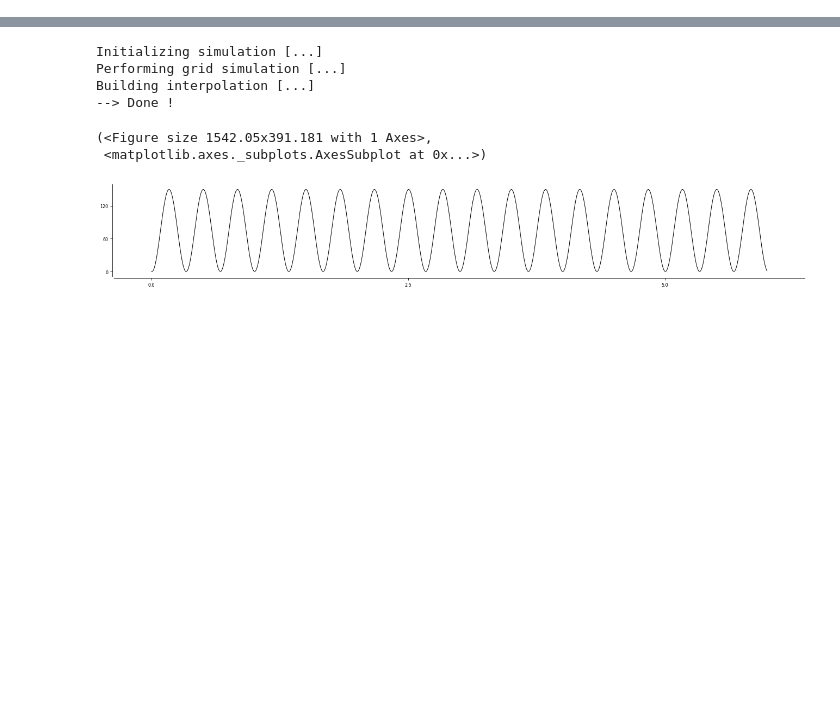
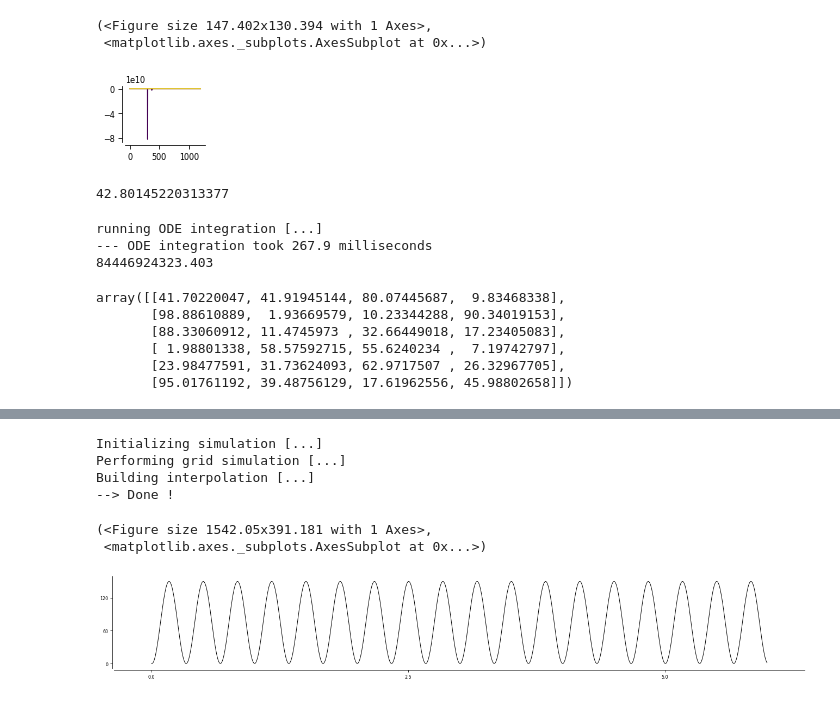
Before and after one commit to yzerlaut/spkNtwk-cortStatesWakefulness, a Jupyter notebook: notebook.ipynb, the cells around one changed output, grey strips where cells are left out. Drawn from its saved outputs; the diff is of its cells as text; code cells hidden in the pictures; blank space fills up the shorter version.

```diff
--- a/notebook.ipynb
+++ b/notebook.ipynb
@@ -6,0 +118,27 @@ import time
+# %%
+ge.plot(Y=[1e3*Vm-Model['pyrExc_El'],search.desired_Vm])
+# %% [output]
+(<Figure size 147.402x130.394 with 1 Axes>,
+ <matplotlib.axes._subplots.AxesSubplot at 0x...>)
+[figure, added]
+# %%
+def compute_Vm_residual(self, X):
+    Vm = self.mf.convert_to_mean_Vm_trace(X, 'pyrExc')
+    cond = (Vm>-80e-3) & (Vm<=-45e-3)
+    if np.sum(cond)<len(cond):
+        return 1000
+    else:
+        residual = np.sqrt(np.sum((1e3*Vm-Model['pyrExc_El']-search.desired_Vm)**2))
+        return residual/mf.t[-1]
+
+compute_Vm_residual(search, X)
+# %% [output]
+42.80145220313377
+# %%
+X = mf.run_single_connectivity_sim(CONFIGS[0,:,:], verbose=True)
+Vm = mf.convert_to_mean_Vm_trace(X, 'pyrExc')
+print(np.sum(np.sqrt((1e3*Vm-Model['pyrExc_El']-search.desired_Vm)**2)))
+# %% [output]
+running ODE integration [...]
+--- ODE integration took 267.9 milliseconds
+84446924323.403
@@ -6,0 +147,9 @@ import time
+# %%
+CONFIGS[0,:,:]
+# %% [output]
+array([[41.70220047, 41.91945144, 80.07445687,  9.83468338],
+       [98.88610889,  1.93669579, 10.23344288, 90.34019153],
+       [88.33060912, 11.4745973 , 32.66449018, 17.23405083],
+       [ 1.98801338, 58.57592715, 55.6240234 ,  7.19742797],
+       [23.98477591, 31.73624093, 62.9717507 , 26.32967705],
+       [95.01761192, 39.48756129, 17.61962556, 45.98802658]])
```
Also changed, not shown: parts of 15 cells of this notebook, 4 other files.
